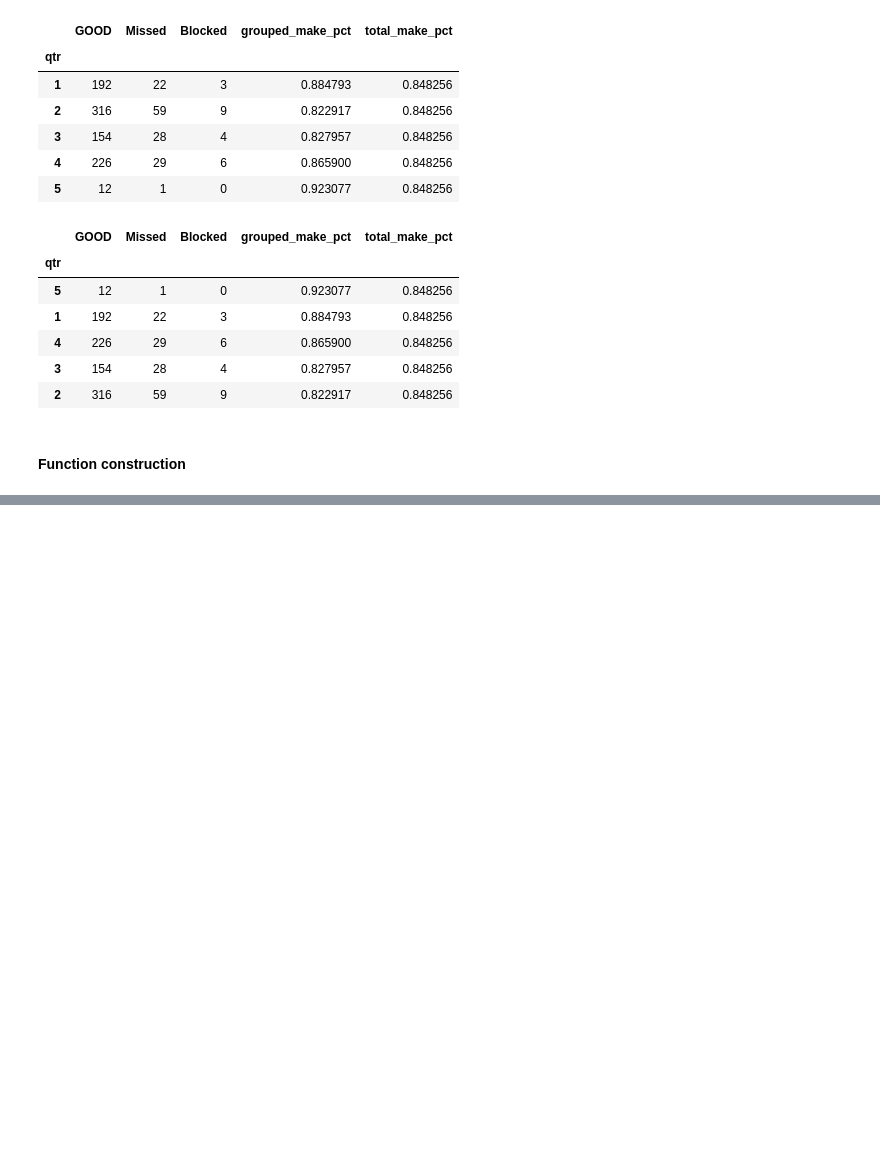
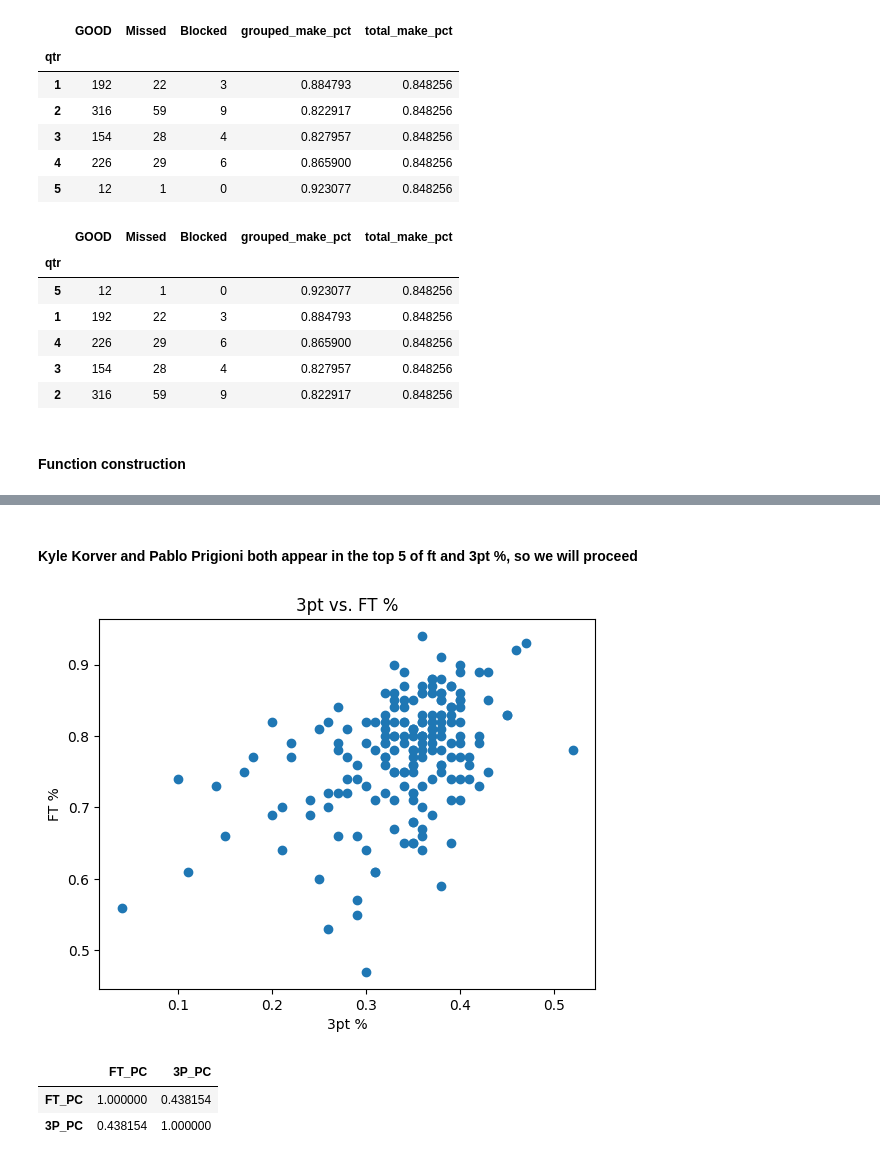
Before and after one commit to benberinsky/DS-3021, a Jupyter notebook: labs/pandas_lab_assignment1.ipynb, the cells around one changed output, grey strips where cells are left out. Drawn from its saved outputs; the diff is of its cells as text; code cells hidden in the pictures; blank space fills up the shorter version.

```diff
--- a/labs/pandas_lab_assignment1.ipynb
+++ b/labs/pandas_lab_assignment1.ipynb
@@ -138,0 +223,4 @@ fg_pct_qrts(nfl_data)
+# %%
+# Read in new data set, get an idea of what it is showing
+nba_data= pd.read_csv("../data/NBA_2.csv")
+nba_data.head()
@@ -138,0 +246,4 @@ fg_pct_qrts(nfl_data)
+# %%
+# Create new df with only 3 point % and ft %
+new_nba_data = nba_data[["NAME", "FT_PC", "3P_PC"]]
+new_nba_data.head
@@ -138,0 +287,3 @@ fg_pct_qrts(nfl_data)
+# %%
+# This shows that some players have 100% 3pt %. We should remove them and those with % = 0 because this is too small of a sample size
+filtered_data = new_nba_data[(new_nba_data['3P_PC'] != 1) & (new_nba_data['3P_PC'] != 0)]
@@ -138,0 +301,19 @@ fg_pct_qrts(nfl_data)
+# %% [markdown]
+#### Kyle Korver and Pablo Prigioni both appear in the top 5 of ft and 3pt %, so we will proceed
+# %%
+# Make a scatterplot to plot 3pt% against ft%
+plt.scatter(filtered_data['3P_PC'], filtered_data['FT_PC'])
+plt.xlabel('3pt %')
+plt.ylabel('FT %')
+plt.title('3pt vs. FT %')
+plt.show()
+# %% [output]
+[figure, added]
+# %%
+# Using numpy function to calculate correlation coefficient
+new_filtered_data = filtered_data[["FT_PC", "3P_PC"]]
+new_filtered_data.corr()
+# %% [output]
+|  | FT_PC | 3P_PC |
+| FT_PC | 1.000000 | 0.438154 |
+| 3P_PC | 0.438154 | 1.000000 |
```
Also changed, not shown: parts of 37 cells of this notebook, 19 other files.
